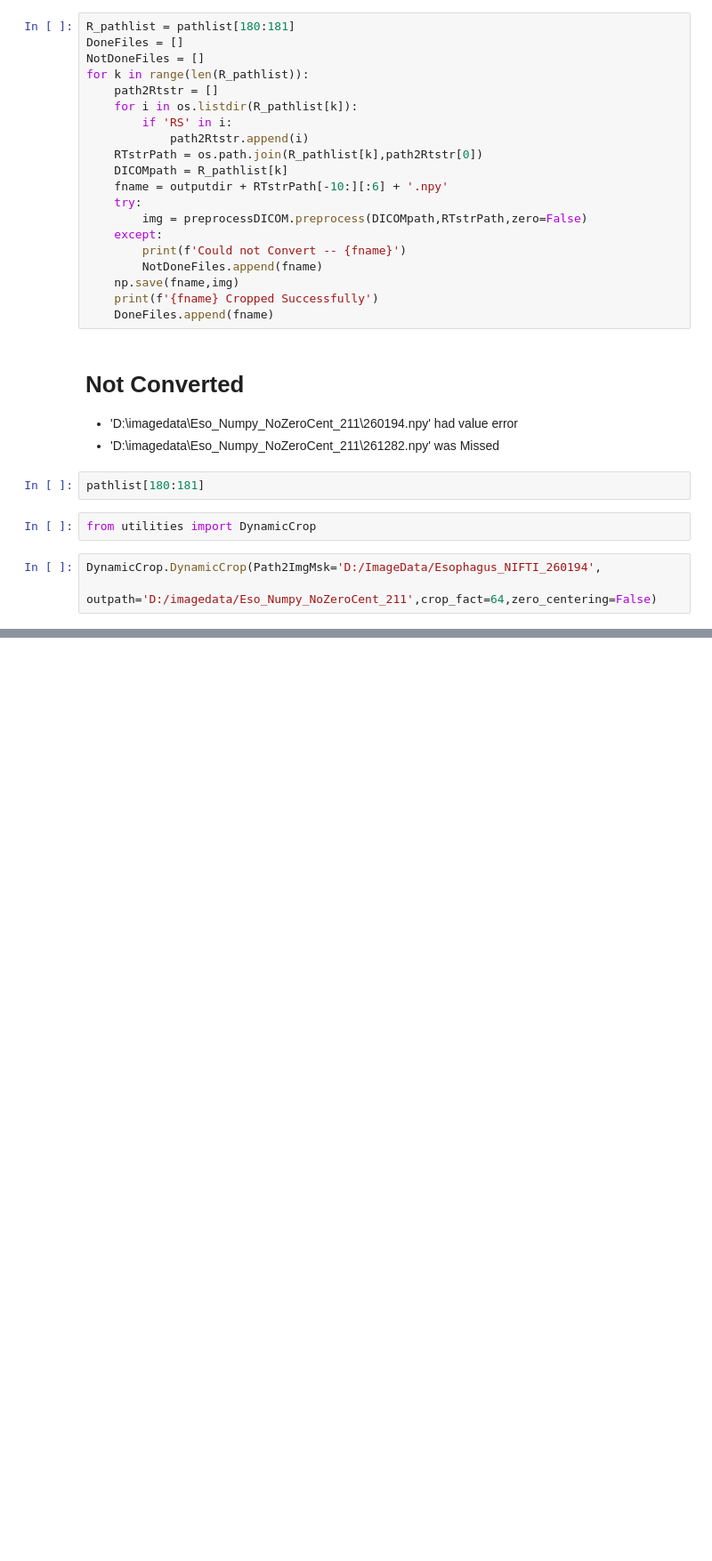
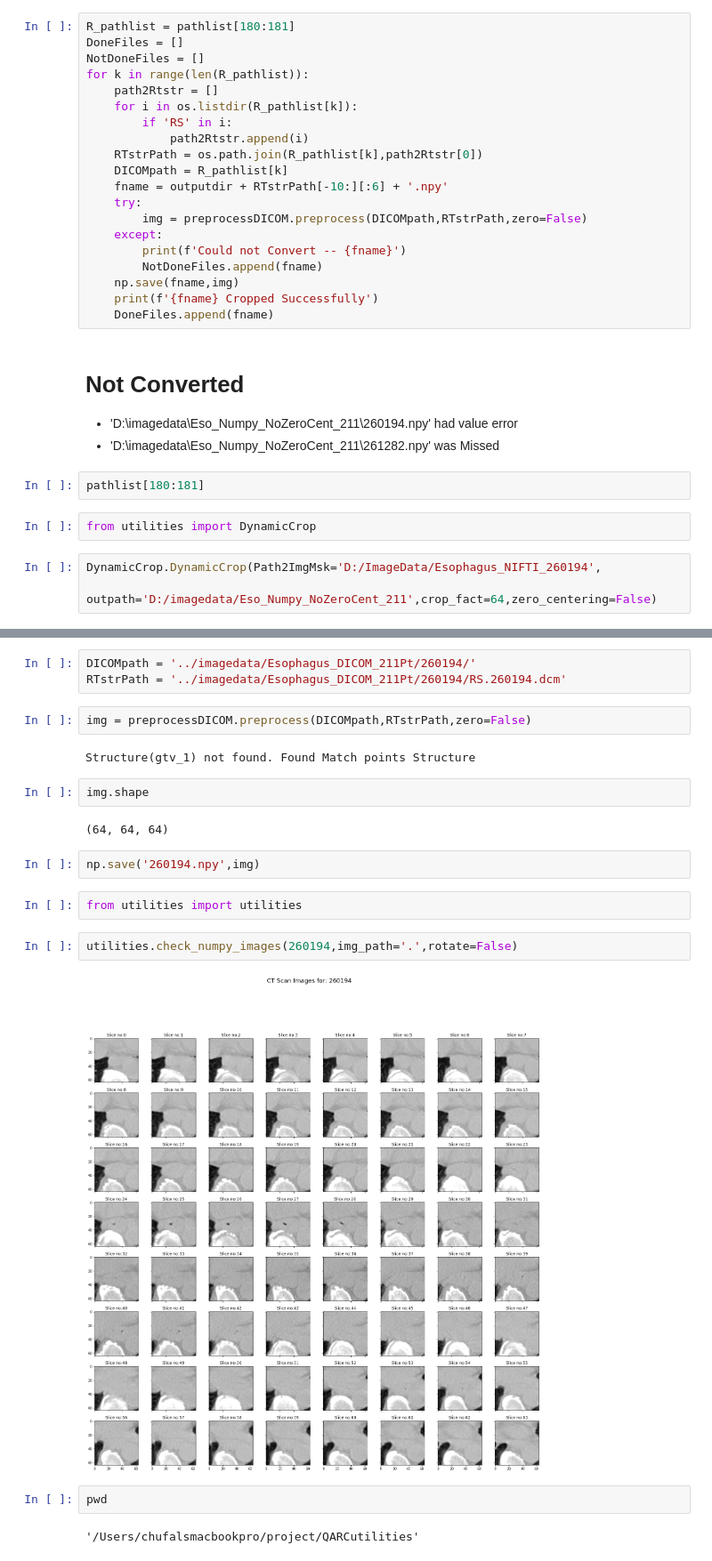
Before and after one commit to kundan1974/QARCutilities, a Jupyter notebook: convertDICOM2numpy.ipynb, the cells around one changed output, grey strips where cells are left out. Shown at 89% size. Cells and saved outputs as stored; diff of their text form; blank space fills up the shorter version.

Commit message:
optimizing for RT Structure gtv_1

```diff
--- a/convertDICOM2numpy.ipynb
+++ b/convertDICOM2numpy.ipynb
@@ -79,0 +48,23 @@ for i in rtstructs:
+# %%
+DICOMpath = '../imagedata/Esophagus_DICOM_211Pt/260194/'
+RTstrPath = '../imagedata/Esophagus_DICOM_211Pt/260194/RS.260194.dcm'
+# %%
+img = preprocessDICOM.preprocess(DICOMpath,RTstrPath,zero=False)
+# %% [output]
+Structure(gtv_1) not found. Found Match points Structure
+# %%
+img.shape
+# %% [output]
+(64, 64, 64)
+# %%
+np.save('260194.npy',img)
+# %%
+from utilities import utilities
+# %%
+utilities.check_numpy_images(260194,img_path='.',rotate=False)
+# %% [output]
+[figure, added]
+# %%
+pwd
+# %% [output]
+'/Users/chufalsmacbookpro/project/QARCutilities'
```
Also changed, not shown: parts of 7 cells of this notebook, 2 other files.
